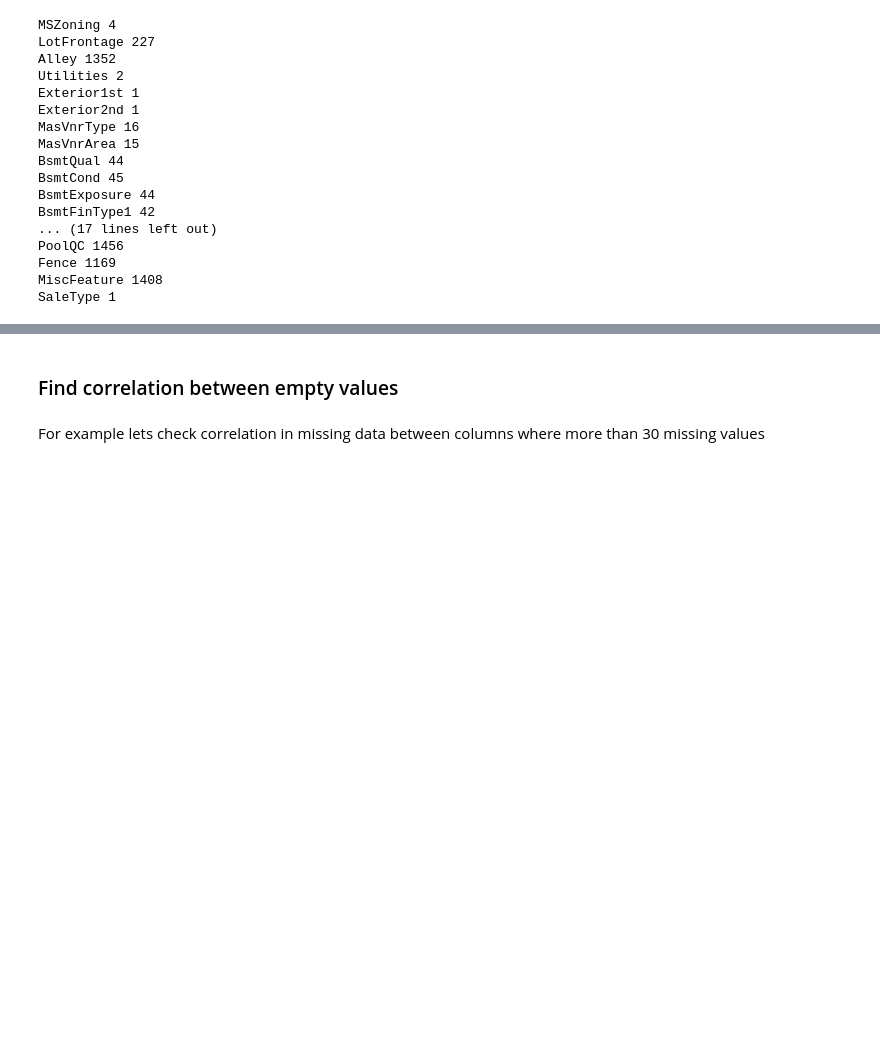
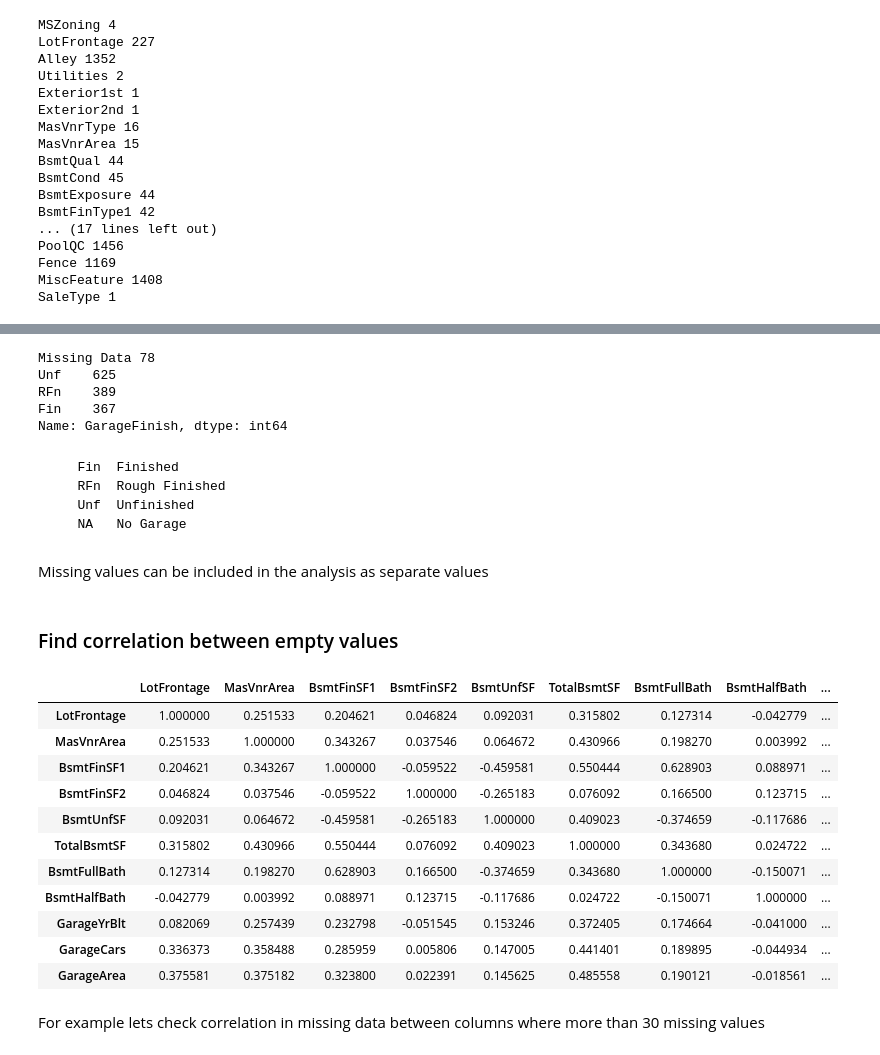
Before and after one commit to michailow/housing-data-quality-analysis, a Jupyter notebook: notebook/data analysis.ipynb, the cells around one changed output, grey strips where cells are left out. Drawn from its saved outputs; the diff is of its cells as text; code cells hidden in the pictures; blank space fills up the shorter version.

```diff
--- a/notebook/data analysis.ipynb
+++ b/notebook/data analysis.ipynb
@@ -229,5 +215,36 @@ Missing values can be included in the analysis as separate values
+# %%
+print("Missing Data", df['GarageFinish'].isna().sum())
+print(df['GarageFinish'].value_counts())
+# %% [output]
+Missing Data 78
+Unf    625
+RFn    389
+Fin    367
+Name: GarageFinish, dtype: int64
+# %% [markdown]
+       Fin	Finished
+       RFn	Rough Finished
+       Unf	Unfinished
+       NA	No Garage
+# %% [markdown]
+Missing values can be included in the analysis as separate values
 # %% [markdown]
 ### Find correlation between empty values
+# %%
+df.loc[:, df.isna().any()].corr()
+# %% [output]
+|  | LotFrontage | MasVnrArea | BsmtFinSF1 | BsmtFinSF2 | BsmtUnfSF | TotalBsmtSF | BsmtFullBath | BsmtHalfBath | ... |
+| LotFrontage | 1.000000 | 0.251533 | 0.204621 | 0.046824 | 0.092031 | 0.315802 | 0.127314 | -0.042779 | ... |
+| MasVnrArea | 0.251533 | 1.000000 | 0.343267 | 0.037546 | 0.064672 | 0.430966 | 0.198270 | 0.003992 | ... |
+| BsmtFinSF1 | 0.204621 | 0.343267 | 1.000000 | -0.059522 | -0.459581 | 0.550444 | 0.628903 | 0.088971 | ... |
+| BsmtFinSF2 | 0.046824 | 0.037546 | -0.059522 | 1.000000 | -0.265183 | 0.076092 | 0.166500 | 0.123715 | ... |
+| BsmtUnfSF | 0.092031 | 0.064672 | -0.459581 | -0.265183 | 1.000000 | 0.409023 | -0.374659 | -0.117686 | ... |
+| TotalBsmtSF | 0.315802 | 0.430966 | 0.550444 | 0.076092 | 0.409023 | 1.000000 | 0.343680 | 0.024722 | ... |
+| BsmtFullBath | 0.127314 | 0.198270 | 0.628903 | 0.166500 | -0.374659 | 0.343680 | 1.000000 | -0.150071 | ... |
+| BsmtHalfBath | -0.042779 | 0.003992 | 0.088971 | 0.123715 | -0.117686 | 0.024722 | -0.150071 | 1.000000 | ... |
+| GarageYrBlt | 0.082069 | 0.257439 | 0.232798 | -0.051545 | 0.153246 | 0.372405 | 0.174664 | -0.041000 | ... |
+| GarageCars | 0.336373 | 0.358488 | 0.285959 | 0.005806 | 0.147005 | 0.441401 | 0.189895 | -0.044934 | ... |
+| GarageArea | 0.375581 | 0.375182 | 0.323800 | 0.022391 | 0.145625 | 0.485558 | 0.190121 | -0.018561 | ... |
 # %% [markdown]
 For example lets check correlation in missing data between columns where more than 30 missing values
 # %%
```
Also changed, not shown: parts of 59 cells of this notebook.
